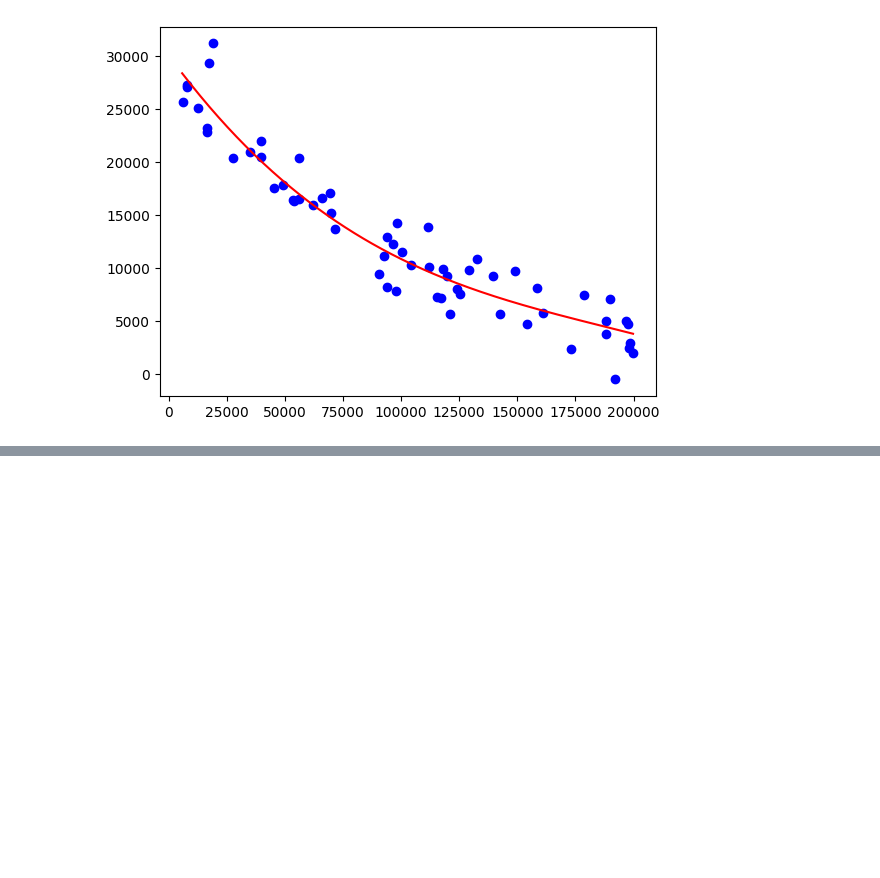
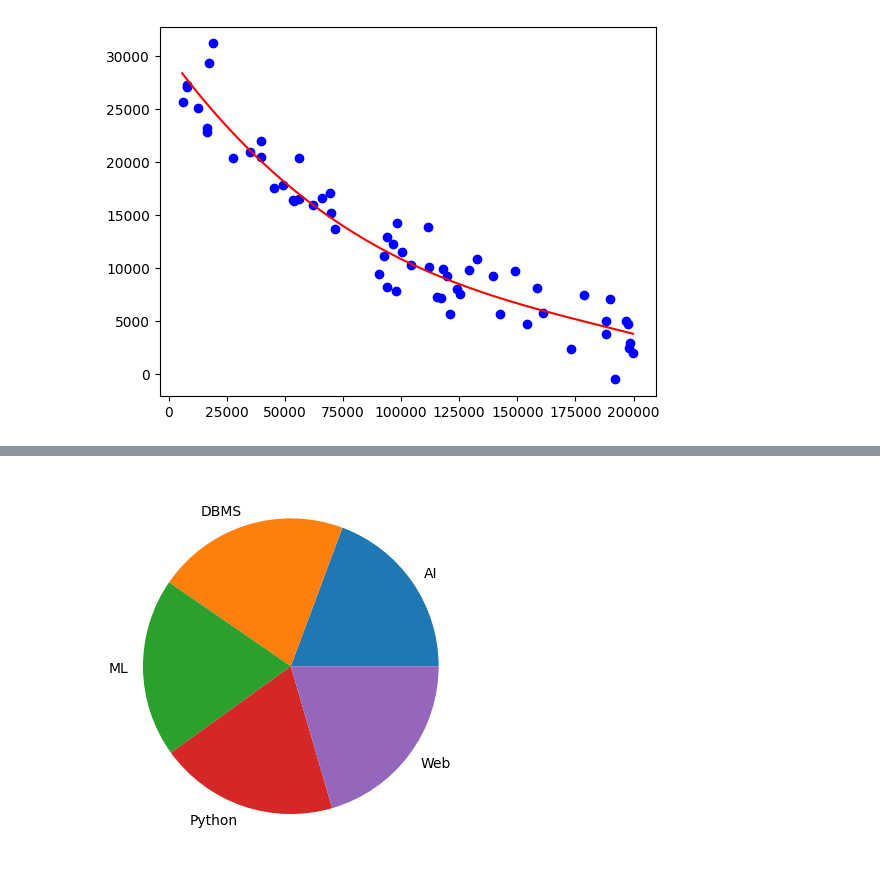
Before and after one commit to rupeshkumarp/ML, a Jupyter notebook: regression/linear_regression.ipynb, the cells around one changed output, grey strips where cells are left out. Saved outputs shown, nothing was run; the diff lists cells and outputs as text; code cells hidden in the pictures; blank space fills up the shorter version.

```diff
--- a/regression/linear_regression.ipynb
+++ b/regression/linear_regression.ipynb
@@ -251,0 +313,4 @@ plt.plot(x_range[:, 0], y_range, color='r', label='Predicted')
+# %%
+i=df.groupby("Subject")["Marks"].sum().plot(kind="pie")
+# %% [output]
+[figure, added]
```
Also changed, not shown: parts of 9 cells of this notebook.
